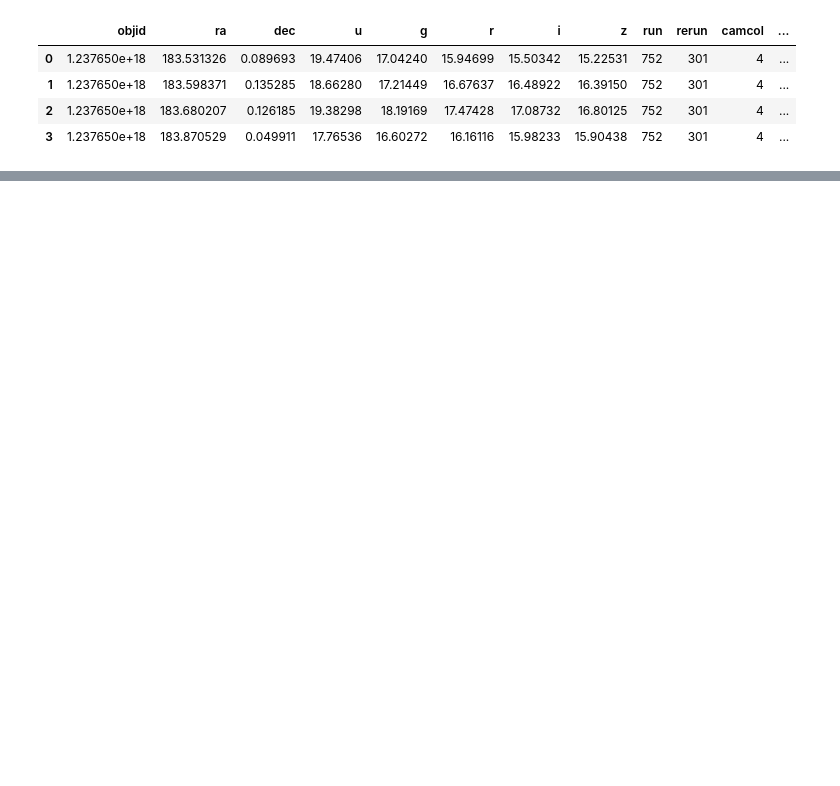
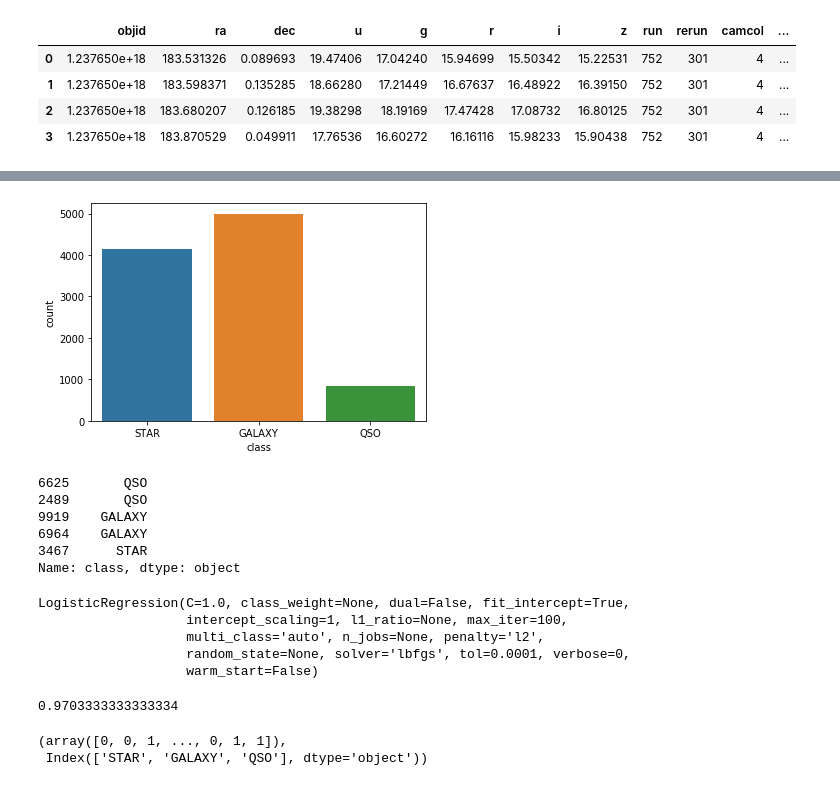
Before and after one commit to ehopperdietzel/Trabajo-1-INFO257, a Jupyter notebook: Notebook/SDSS.ipynb, the cells around one changed output, grey strips where cells are left out. Saved outputs shown, nothing was run; the diff lists cells and outputs as text; code cells hidden in the pictures; blank space fills up the shorter version.

Commit message:
Prueba regresión logística multiclase (Con y sin truncamiento de datos)

```diff
--- a/Notebook/SDSS.ipynb
+++ b/Notebook/SDSS.ipynb
@@ -142,0 +179,9 @@ df[:4]
+# %%
+# Verificamos equilibrio
+import seaborn as sns
+import matplotlib.pyplot as plt
+
+sns.countplot(x="class", data=df)
+plt.show()
+# %% [output]
+[figure, added]
@@ -142,0 +193,39 @@ df[:4]
+# %%
+# Dividimos dataset en testeo y entrenamiento
+from sklearn.model_selection import train_test_split
+X_train, X_test, y_train, y_test = train_test_split(X_normalized, Y, test_size = .3, random_state=25)
+y_train.head()
+# %% [output]
+6625       QSO
+2489       QSO
+9919    GALAXY
+6964    GALAXY
+3467      STAR
+Name: class, dtype: object
+# %%
+# Entrenamos el modelo
+from sklearn.linear_model import LogisticRegression
+model = LogisticRegression()
+model.fit(X_train,y_train)
+# %% [output]
+LogisticRegression(C=1.0, class_weight=None, dual=False, fit_intercept=True,
+                   intercept_scaling=1, l1_ratio=None, max_iter=100,
+                   multi_class='auto', n_jobs=None, penalty='l2',
+                   random_state=None, solver='lbfgs', tol=0.0001, verbose=0,
+                   warm_start=False)
+# %%
+# Analizamos su eficiencia
+model.score(X_test,y_test)
+# %% [output]
+0.9703333333333334
+# %%
+# Calculamos la matriz de confución para evaluar donde falla el modelo
+y_predicted = model.predict(X_test)
+
+from sklearn.metrics import confusion_matrix
+cm = confusion_matrix(y_test, y_predicted)
+labels = pd.factorize(df['class'])
+labels
+# %% [output]
+(array([0, 0, 1, ..., 0, 1, 1]),
+ Index(['STAR', 'GALAXY', 'QSO'], dtype='object'))
```
Also changed, not shown: parts of 15 cells of this notebook.
